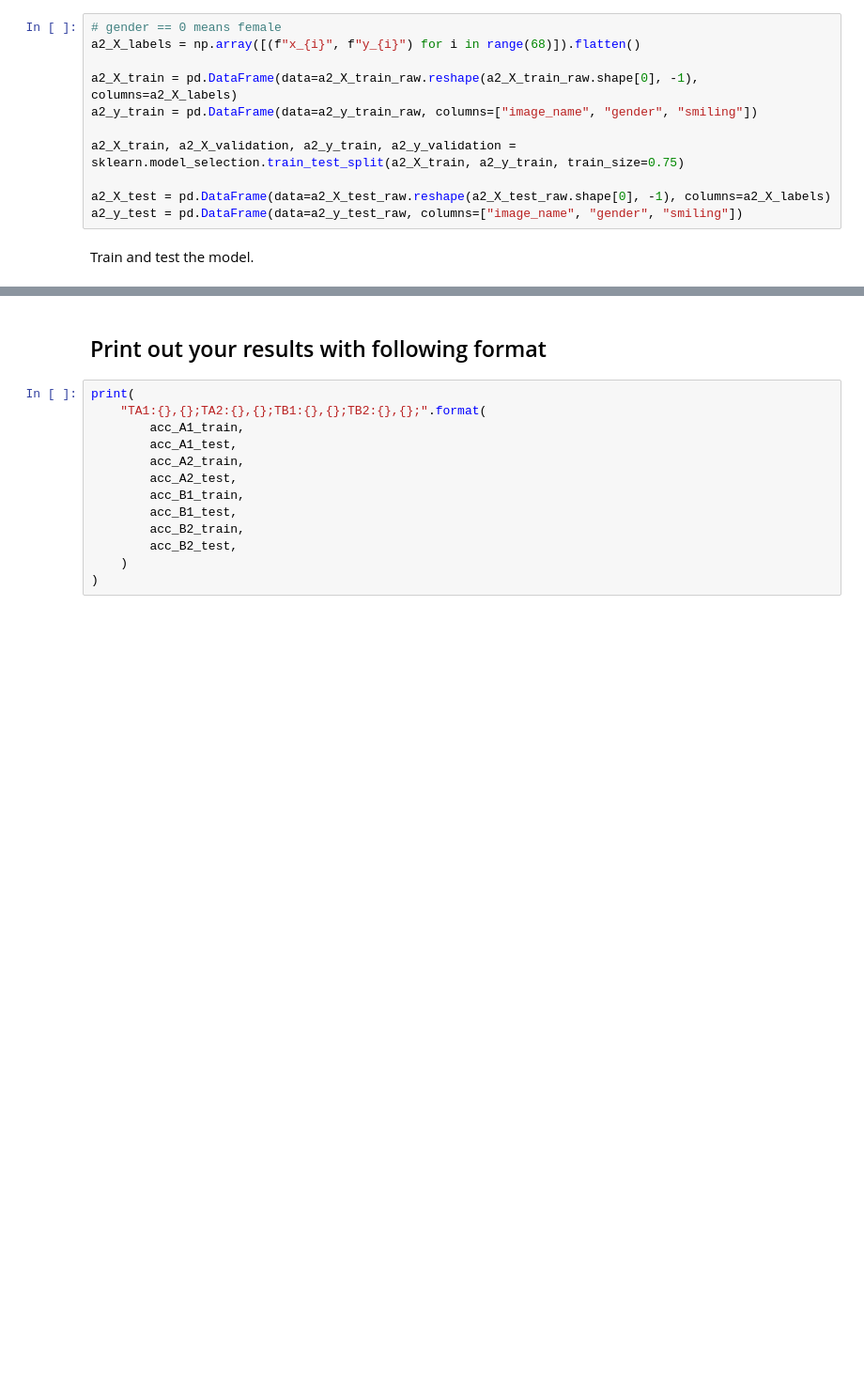
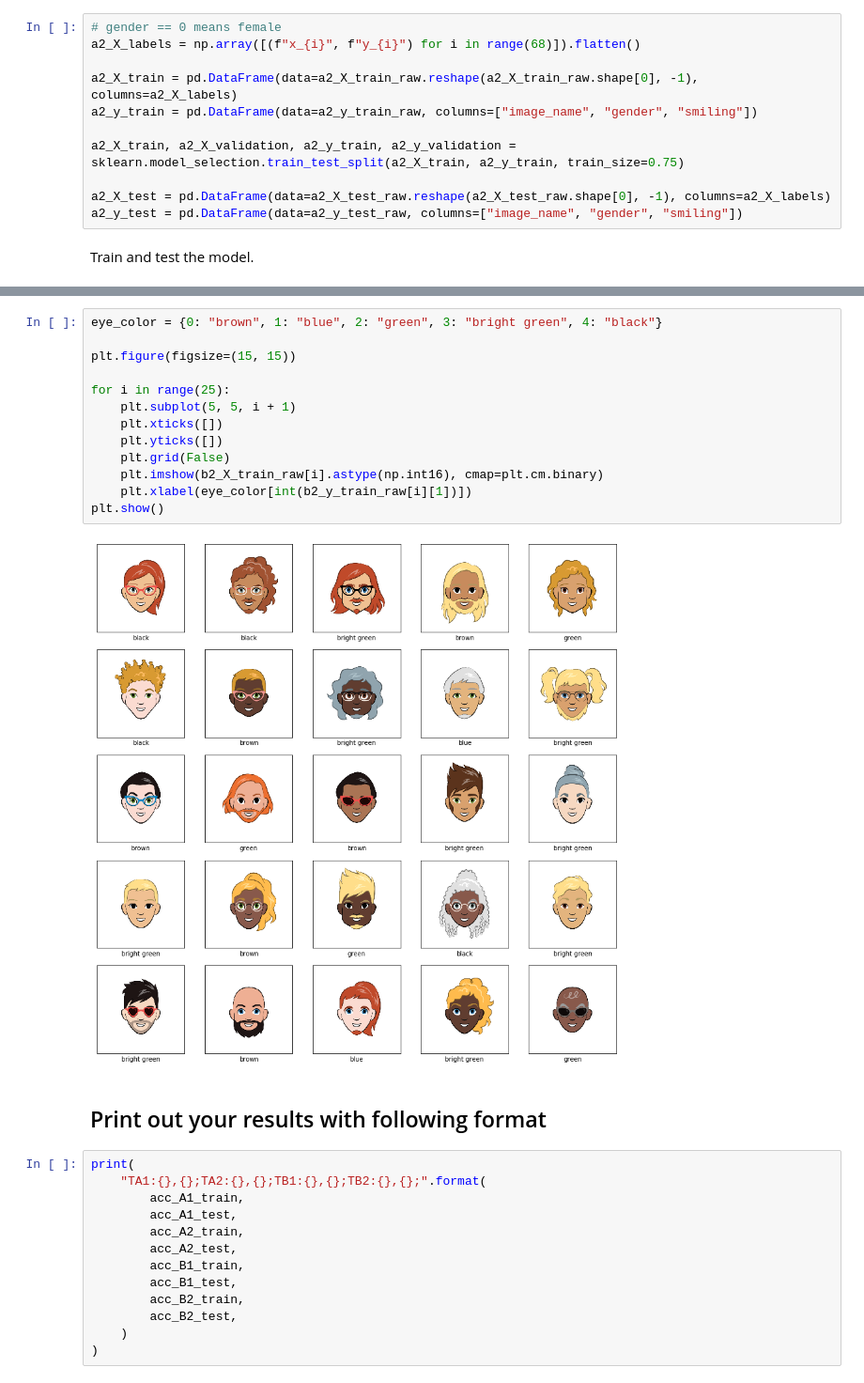
Before and after one commit to KonradChlupka/AMLSassignment19_20, a Jupyter notebook: AMLS_19-20_SN16076397/main_jupyter.ipynb, the cells around one changed output, grey strips where cells are left out. Shown at 94% size. Drawn from its saved outputs; the diff is of its cells as text; blank space fills up the shorter version.

```diff
--- a/AMLS_19-20_SN16076397/main_jupyter.ipynb
+++ b/AMLS_19-20_SN16076397/main_jupyter.ipynb
@@ -79,3 +186,18 @@ Eye color recognition: 5 types of eye colors
+# %%
+eye_color = {0: "brown", 1: "blue", 2: "green", 3: "bright green", 4: "black"}
+
+plt.figure(figsize=(15, 15))
+
+for i in range(25):
+    plt.subplot(5, 5, i + 1)
+    plt.xticks([])
+    plt.yticks([])
+    plt.grid(False)
+    plt.imshow(b2_X_train_raw[i].astype(np.int16), cmap=plt.cm.binary)
+    plt.xlabel(eye_color[int(b2_y_train_raw[i][1])])
+plt.show()
+# %% [output]
+[figure, added]
 # %% [markdown]
 ## Print out your results with following format
 # %%
```
Also changed, not shown: parts of 19 cells of this notebook.
